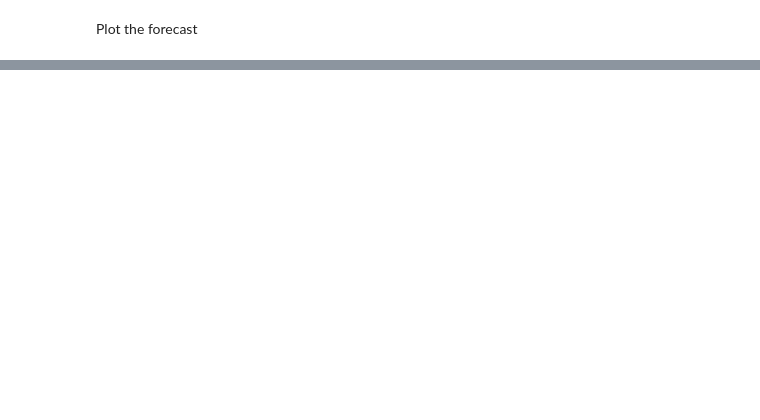
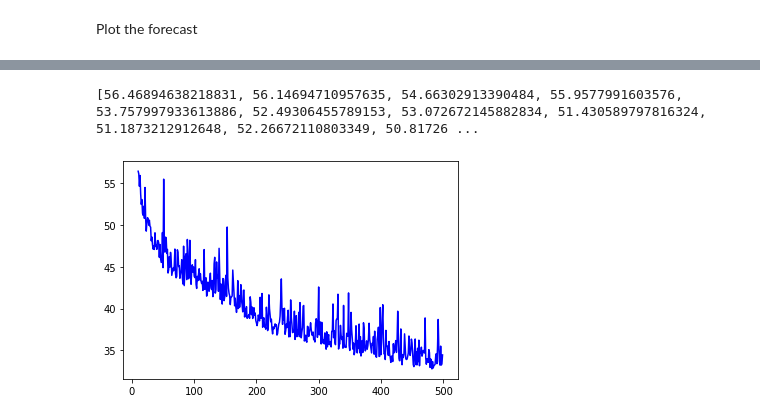
Before and after one commit to ainurafifah00/Coursera_TF, a Jupyter notebook: [Sequences]Week_2_DNN_for_Time_Series.ipynb, the cells around one changed output, grey strips where cells are left out. Cells and saved outputs as stored; diff of their text form; code cells hidden in the pictures; blank space fills up the shorter version.

```diff
--- a/[Sequences]Week_2_DNN_for_Time_Series.ipynb
+++ b/[Sequences]Week_2_DNN_for_Time_Series.ipynb
@@ -290,0 +458,11 @@ tf.keras.metrics.mean_absolute_error(x_valid, results).numpy()
+# %%
+# Plot all but the first 10
+loss = history.history['loss']
+epochs = range(10, len(loss))
+plot_loss = loss[10:]
+print(plot_loss)
+plt.plot(epochs, plot_loss, 'b', label='Training Loss')
+plt.show()
+# %% [output]
+[56.46894638218831, 56.14694710957635, 54.66302913390484, 55.9577991603576, 53.757997933613886, 52.49306455789153, 53.072672145882834, 51.430589797816324, 51.1873212912648, 52.26672110803349, 50.81726 ...
+[figure, added]
```
Also changed, not shown: parts of 25 cells of this notebook.
